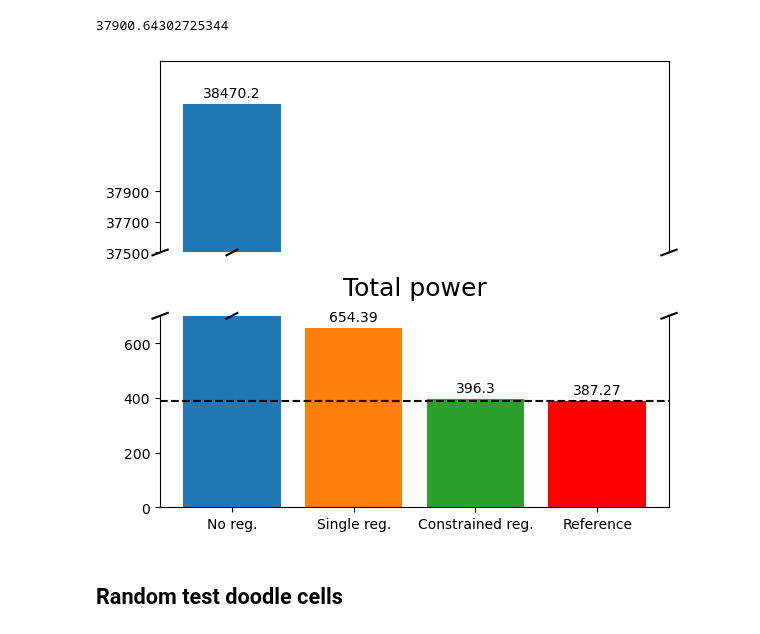
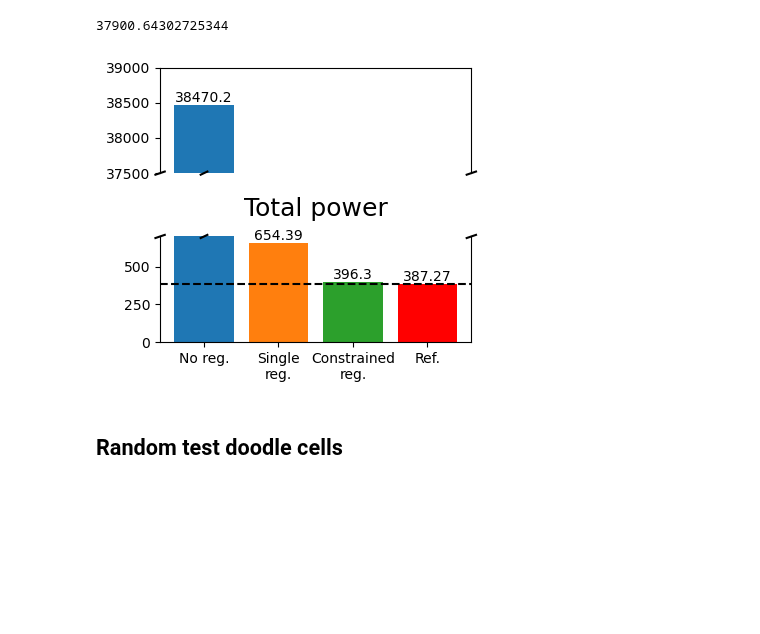
Before and after one commit to ray-chew/pyCSAM, a Jupyter notebook: notebooks/idealised.ipynb, the cells around one changed output. Saved outputs shown, nothing was run; the diff lists cells and outputs as text; code cells hidden in the pictures; blank space fills up the shorter version.

```diff
--- a/notebooks/idealised.ipynb
+++ b/notebooks/idealised.ipynb
@@ -802,9 +806,9 @@ import matplotlib.pyplot as plt
 import numpy as np
 import fontawesome as fa
 
-XX = pd.Series([np.around(no_reg_err,2),np.around(single_reg_err,2),np.around(double_reg_err,2)],index=['No reg.','Single reg.','Constrained reg.'])
+XX = pd.Series([np.around(no_reg_err,2),np.around(single_reg_err,2),np.around(double_reg_err,2)],index=['No reg.','Single\nreg.','Constrained\nreg.'])
 fig, (ax1,ax2) = plt.subplots(2,1,sharex=True,
-                         figsize=(5,5))
+                         figsize=(3.5,3.5))
 ax1.spines['bottom'].set_visible(False)
 ax1.tick_params(axis='x',which='both',bottom=False)
 ax2.spines['top'].set_visible(False)
@@ -858,9 +862,9 @@ import pandas as pd
 import matplotlib.pyplot as plt
 import numpy as np
 
-XX = pd.Series([np.around(no_reg_sum,2),np.around(single_reg_sum,2),np.around(double_reg_sum,2), np.around(ref_sum, 2)],index=['No reg.','Single reg.','Constrained reg.', 'Reference'])
+XX = pd.Series([np.around(no_reg_sum,2),np.around(single_reg_sum,2),np.around(double_reg_sum,2), np.around(ref_sum, 2)],index=['No reg.','Single\nreg.','Constrained\nreg.', 'Ref.'])
 fig, (ax1,ax2) = plt.subplots(2,1,sharex=True,
-                         figsize=(6,5))
+                         figsize=(4,3.5))
 ax1.spines['bottom'].set_visible(False)
 ax1.tick_params(axis='x',which='both',bottom=False)
 ax2.spines['top'].set_visible(False)
@@ -870,40 +874,40 @@ ts = 37500
 
 ax2.set_ylim(0,bs)
 ax1.set_ylim(ts,38750)
-ax1.set_yticks(np.arange(ts,38000+100,200))
+ax1.set_yticks(np.arange(ts,39000+500,500))
 
 bars1 = ax1.bar(XX.index, XX.values, color=('C0'))
 bars2 = ax2.bar(XX.index, XX.values, color=('C0', 'C1', 'C2', 'r'))
-ax1.bar_label(bars1, padding=3)
-ax2.bar_label(bars2, padding=3)
+ax1.bar_label(bars1, padding=0)
+ax2.bar_label(bars2, padding=0)
 
 ax2.axhline(np.around(ref_sum, 2), ls='--', c='k')
 
 for tick in ax2.get_xticklabels():
     tick.set_rotation(0)
 d = .015
 kwargs = dict(transform=ax1.transAxes, color='k', clip_on=False)
 ax1.plot((-d, +d), (-d, +d), **kwargs)
 ax1.plot((1 - d, 1 + d), (-d, +d), **kwargs)
 kwargs.update(transform=ax2.transAxes)
 ax2.plot((-d, +d), (1 - d, 1 + d), **kwargs)
 ax2.plot((1 - d, 1 + d), (1 - d, 1 + d), **kwargs)
 
 for b1, b2 in zip(bars1, bars2):
     posx = b2.get_x() + b2.get_width()/2.
     if b2.get_height() > bs:
         ax2.plot((posx-3*d, posx+3*d), (1 - d, 1 + d), color='k', clip_on=False,
                  transform=ax2.get_xaxis_transform())
     if b1.get_height() > ts:
         ax1.plot((posx-3*d, posx+3*d), (- d, + d), color='k', clip_on=False,
                  transform=ax1.get_xaxis_transform())
 
 plt.title("Total power", fontsize=18, pad=15)
 plt.tight_layout()
 plt.savefig('output/total_power.pdf')
 plt.show()
 # %% [output]
-[figure, old version]
+[figure, new version]
 # %% [markdown]
 ## Random test doodle cells
 # %%
```
Also changed, not shown: parts of 7 cells of this notebook, 4 other files.
